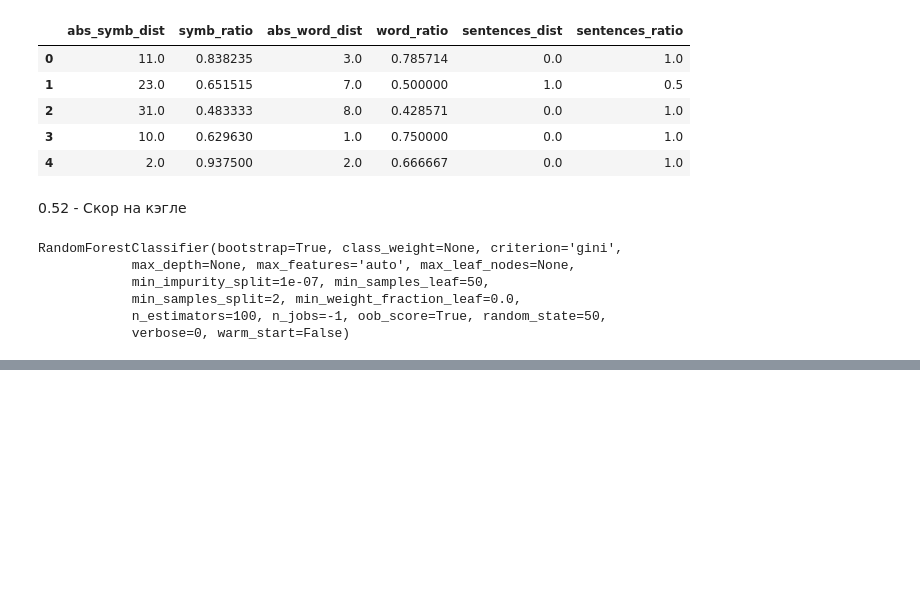
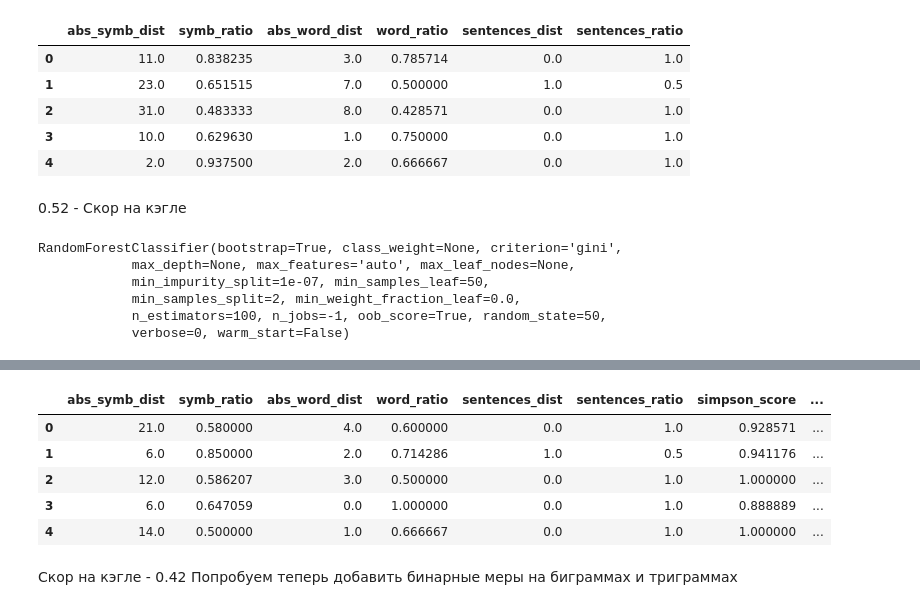
Before and after one commit to swoopyy/minor-proj, a Jupyter notebook: EDA-refactored.ipynb, the cells around one changed output, grey strips where cells are left out. Saved outputs shown, nothing was run; the diff lists cells and outputs as text; code cells hidden in the pictures; blank space fills up the shorter version.

Commit message:
add binary metrics

```diff
--- a/EDA-refactored.ipynb
+++ b/EDA-refactored.ipynb
@@ -581,0 +691,21 @@ def text_to_wordlist(text, remove_stopwords=False, stem_words=False):
+# %%
+def binary_metrics(m_q1, m_q2, ngramms):
+    v_num = (m_q1[:, ngramms]).minimum((m_q2[:, ngramms])).sum(axis=1)
+    v_den = (m_q1[:, ngramms]).maximum((m_q2[:, ngramms])).sum(axis=1)
+    djaccar_score = np.array(v_num.flatten()).astype(np.float32)[0, :]/np.array(v_den.flatten())[0, :]
+
+    v_num = 2 * (m_q1[:, ngramms]).minimum((m_q2[:, ngramms])).sum(axis=1)
+    v_den = ((m_q1[:, ngramms]) + (m_q2[:, ngramms])).sum(axis=1)
+    serensen_score = np.array(v_num.flatten()).astype(np.float32)[0, :]/np.array(v_den.flatten())[0, :]
+
+    v_num = (m_q1[:, ngramms]).minimum((m_q2[:, ngramms])).sum(axis=1)
+    v_den = np.minimum((m_q1[:, ngramms]).sum(axis=1), (m_q2[:, ngramms]).sum(axis=1))
+    simpson_score = np.array(v_num.flatten()).astype(np.float32)[0, :]/np.array(v_den.flatten())[0, :]
+
+    return {
+        'djaccar_score': djaccar_score,
+        'serensen_score': serensen_score,
+        'simpson_score': simpson_score
+    }
+# %%
+test_ngramms = get_n_gramms(df_test)
@@ -581,0 +714,15 @@ def text_to_wordlist(text, remove_stopwords=False, stem_words=False):
+# %%
+uni_metrics = binary_metrics(test_ngramms['m_q1'], test_ngramms['m_q2'], test_ngramms['ix_unigrams'])
+# %%
+X_test['simpson_score'] = uni_metrics['simpson_score']
+X_test['serensen_score'] = uni_metrics['serensen_score']
+X_test['djaccar_score'] = uni_metrics['djaccar_score']
+# %%
+X_test.head()
+# %% [output]
+|  | abs_symb_dist | symb_ratio | abs_word_dist | word_ratio | sentences_dist | sentences_ratio | simpson_score | ... |
+| 0 | 21.0 | 0.580000 | 4.0 | 0.600000 | 0.0 | 1.0 | 0.928571 | ... |
+| 1 | 6.0 | 0.850000 | 2.0 | 0.714286 | 1.0 | 0.5 | 0.941176 | ... |
+| 2 | 12.0 | 0.586207 | 3.0 | 0.500000 | 0.0 | 1.0 | 1.000000 | ... |
+| 3 | 6.0 | 0.647059 | 0.0 | 1.000000 | 0.0 | 1.0 | 0.888889 | ... |
+| 4 | 14.0 | 0.500000 | 1.0 | 0.666667 | 0.0 | 1.0 | 1.000000 | ... |
@@ -581,0 +733,3 @@ def text_to_wordlist(text, remove_stopwords=False, stem_words=False):
+# %% [markdown]
+Скор на кэгле - 0.42
+Попробуем теперь добавить бинарные меры на биграммах и триграммах
```
Also changed, not shown: parts of 52 cells of this notebook, 1 other file.
